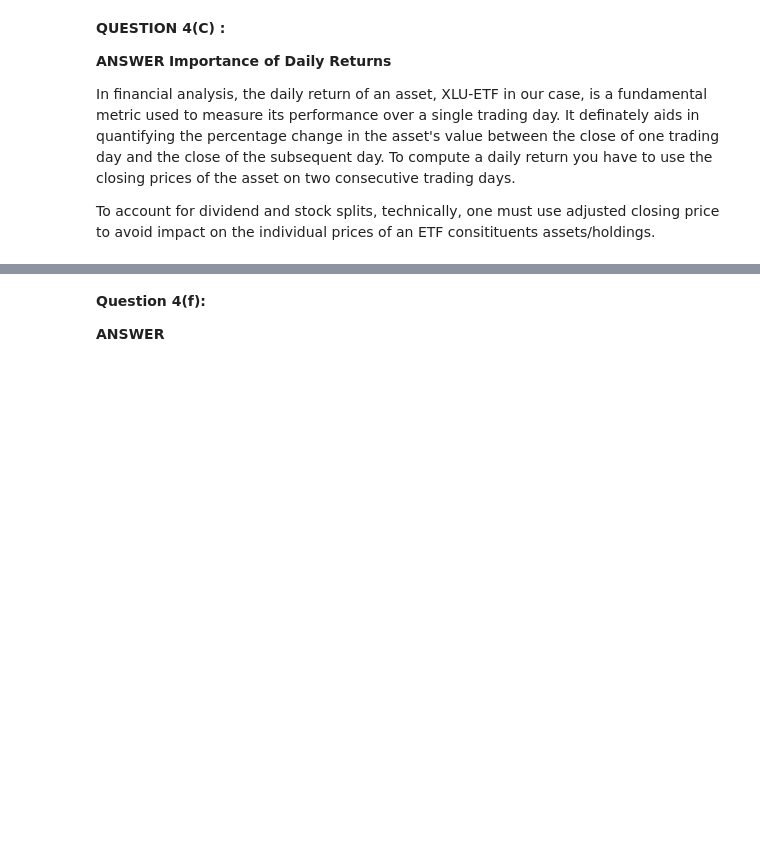
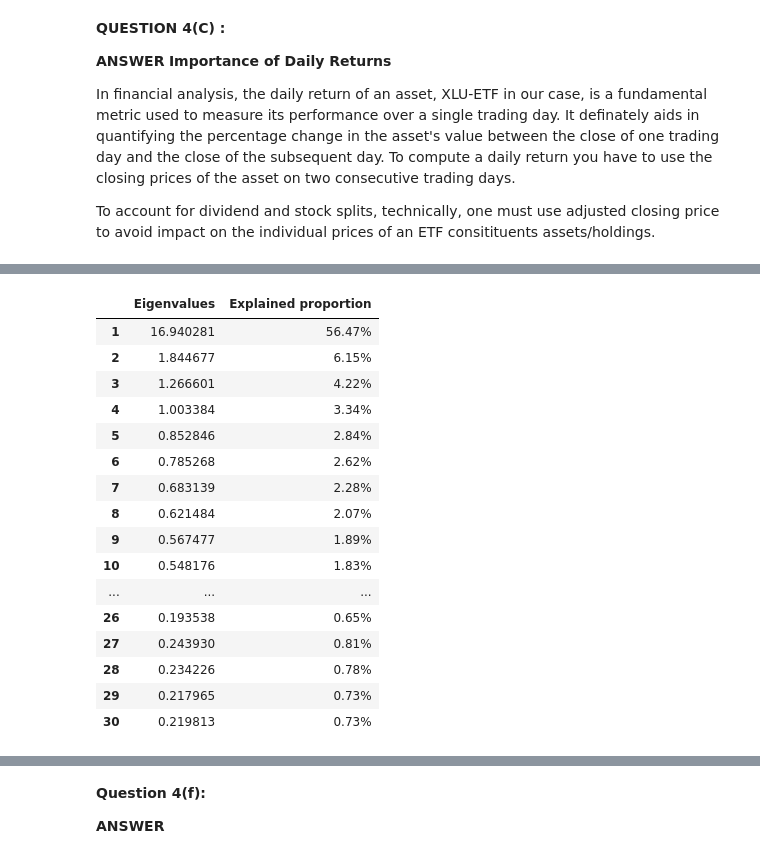
Before and after one commit to Palit2308/WQU-GWP1, a Jupyter notebook: gwp1_grp_8781.ipynb, the cells around one changed output, grey strips where cells are left out. Drawn from its saved outputs; the diff is of its cells as text; code cells hidden in the pictures; blank space fills up the shorter version.

```diff
--- a/gwp1_grp_8781.ipynb
+++ b/gwp1_grp_8781.ipynb
@@ -649,4 +651,30 @@ principal_components.head()
 5 rows × 30 columns
+# %%
+# Put data into a DataFrame
+df_eigval = pd.DataFrame({"Eigenvalues":eigenvalues}, index=range(1,31))
+
+# Work out explained proportion
+df_eigval["Explained proportion"] = df_eigval["Eigenvalues"] / np.sum(df_eigval["Eigenvalues"])
+#Format as percentage
+df_eigval.style.format({"Explained proportion": "{:.2%}"})
+# %% [output]
+|  | Eigenvalues | Explained proportion |
+| 1 | 16.940281 | 56.47% |
+| 2 | 1.844677 | 6.15% |
+| 3 | 1.266601 | 4.22% |
+| 4 | 1.003384 | 3.34% |
+| 5 | 0.852846 | 2.84% |
+| 6 | 0.785268 | 2.62% |
+| 7 | 0.683139 | 2.28% |
+| 8 | 0.621484 | 2.07% |
+| 9 | 0.567477 | 1.89% |
+| 10 | 0.548176 | 1.83% |
+| ... | ... | ... |
+| 26 | 0.193538 | 0.65% |
+| 27 | 0.243930 | 0.81% |
+| 28 | 0.234226 | 0.78% |
+| 29 | 0.217965 | 0.73% |
+| 30 | 0.219813 | 0.73% |
 # %%
 # Visualization for PCA
 
```
Also changed, not shown: parts of 19 cells of this notebook.
